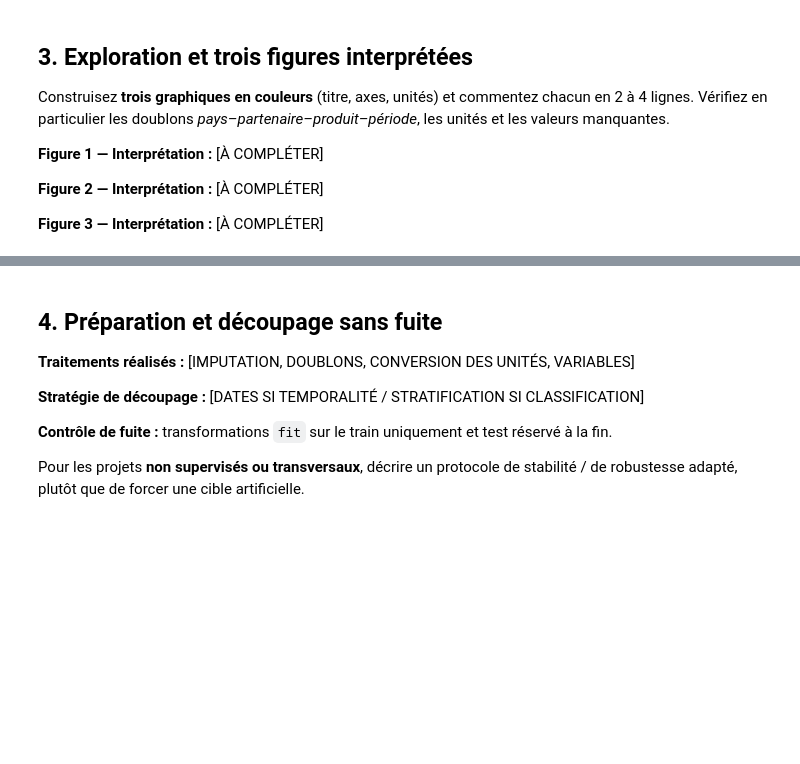
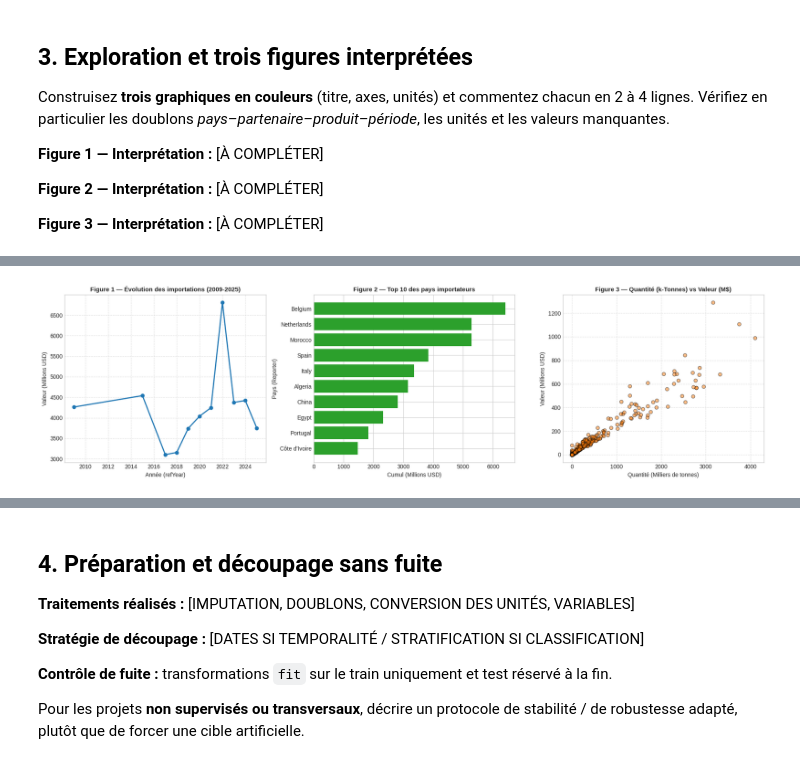
Before and after one commit to benchahydnousaiba0240encg-hue/25007853-benchahyd-nousaiba-CI, a Jupyter notebook: Modele_Projet_CI_S7_ENCG_Settat.ipynb, the cells around one changed output, grey strips where cells are left out. Saved outputs shown, nothing was run; the diff lists cells and outputs as text; code cells hidden in the pictures; blank space fills up the shorter version.

```diff
--- a/Modele_Projet_CI_S7_ENCG_Settat.ipynb
+++ b/Modele_Projet_CI_S7_ENCG_Settat.ipynb
@@ -118,0 +110,75 @@ print("À compléter : exploration, statistiques, figures 1, 2 et 3.")
+# %%
+# ==============================================================================
+# SECTION 3 : Exploration, Statistiques & Figures 1, 2, 3
+# ==============================================================================
+import matplotlib.pyplot as plt
+import pandas as pd
+
+# 1. Vérification des taux de valeurs manquantes (%)
+print("--- TAUX DE VALEURS MANQUANTES PAR COLONNE (%) ---")
+print(df.isna().mean().mul(100).sort_values(ascending=False).head(10))
+
+# 2. Statistiques descriptives complètes du jeu de données
+print("\n--- STATISTIQUES DESCRIPTIVES (TRANSPOSE) ---")
+display(df.describe(include='all').T)
+
+# 3. Création des trois figures en couleurs (Figure 1, Figure 2, Figure 3)
+fig, axes = plt.subplots(1, 3, figsize=(18, 5))
+
+# Figure 1 : Évolution temporelle globale (2009 - 2025)
+yearly = df.groupby('refYear')['primaryValue'].sum() / 1e6  # Conversion en Millions USD
+axes[0].plot(
+    yearly.index,
+    yearly.values,
+    marker='o',
+    color='#1f77b4',
+    linewidth=2,
+    markersize=6,
+)
+axes[0].set_title(
+    'Figure 1 — Évolution des importations (2009-2025)',
+    fontsize=11,
+    fontweight='bold',
+)
+axes[0].set_xlabel('Année (refYear)', fontsize=10)
+axes[0].set_ylabel('Valeur (Millions USD)', fontsize=10)
+axes[0].grid(True, linestyle='--', alpha=0.6)
+
+# Figure 2 : Top 10 des pays importateurs de blé français
+top10 = (
+    df.groupby('reporterDesc')['primaryValue']
+    .sum()
+    .sort_values(ascending=False)
+    .head(10)
+    / 1e6
+)
+axes[1].barh(top10.index[::-1], top10.values[::-1], color='#2ca02c')
+axes[1].set_title(
+    'Figure 2 — Top 10 des pays importateurs',
+    fontsize=11,
+    fontweight='bold'
+)
+axes[1].set_xlabel('Cumul (Millions USD)', fontsize=10)
+axes[1].set_ylabel('Pays (Reporter)', fontsize=10)
+
+# Figure 3 : Relation Quantité Nette vs Valeur Financière
+df_clean = df.dropna(subset=['netWgt', 'primaryValue'])
+axes[2].scatter(
+    df_clean['netWgt'] / 1e6,
+    df_clean['primaryValue'] / 1e6,
+    alpha=0.5,
+    color='#ff7f0e',
+    edgecolor='k',
+)
+axes[2].set_title(
+    'Figure 3 — Quantité (k-Tonnes) vs Valeur (M$)',
+    fontsize=11,
+    fontweight='bold',
+)
+axes[2].set_xlabel('Quantité (Milliers de tonnes)', fontsize=10)
+axes[2].set_ylabel('Valeur (Millions USD)', fontsize=10)
+axes[2].grid(True, linestyle='--', alpha=0.6)
+
+plt.tight_layout()
+plt.show()
+# %% [output]
@@ -118,0 +216 @@ print("À compléter : exploration, statistiques, figures 1, 2 et 3.")
+[figure, added]
```
Also changed, not shown: parts of 29 cells of this notebook.
